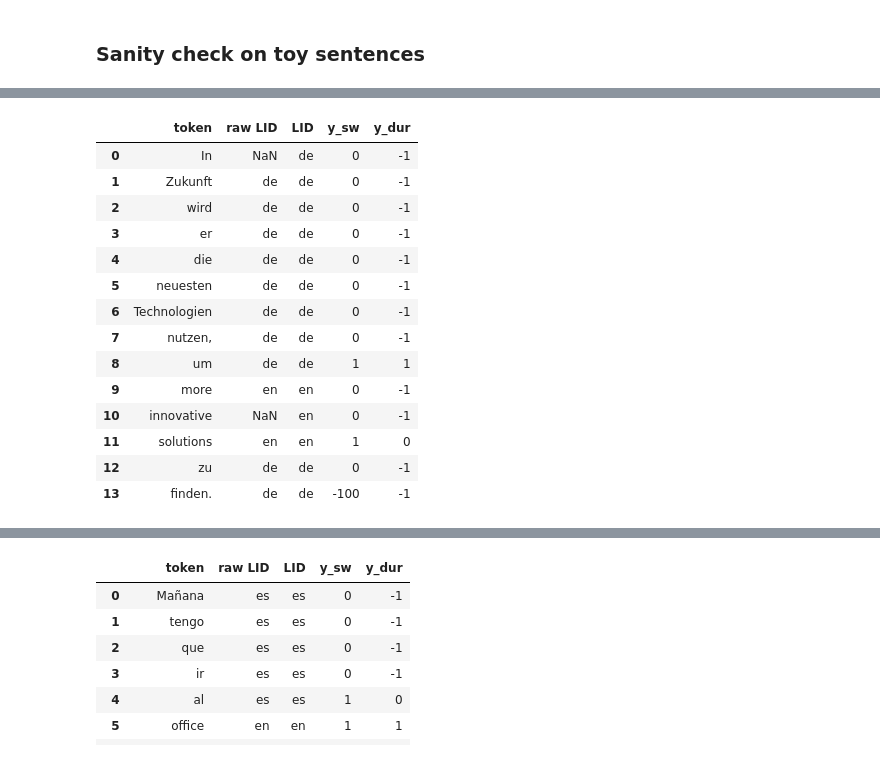
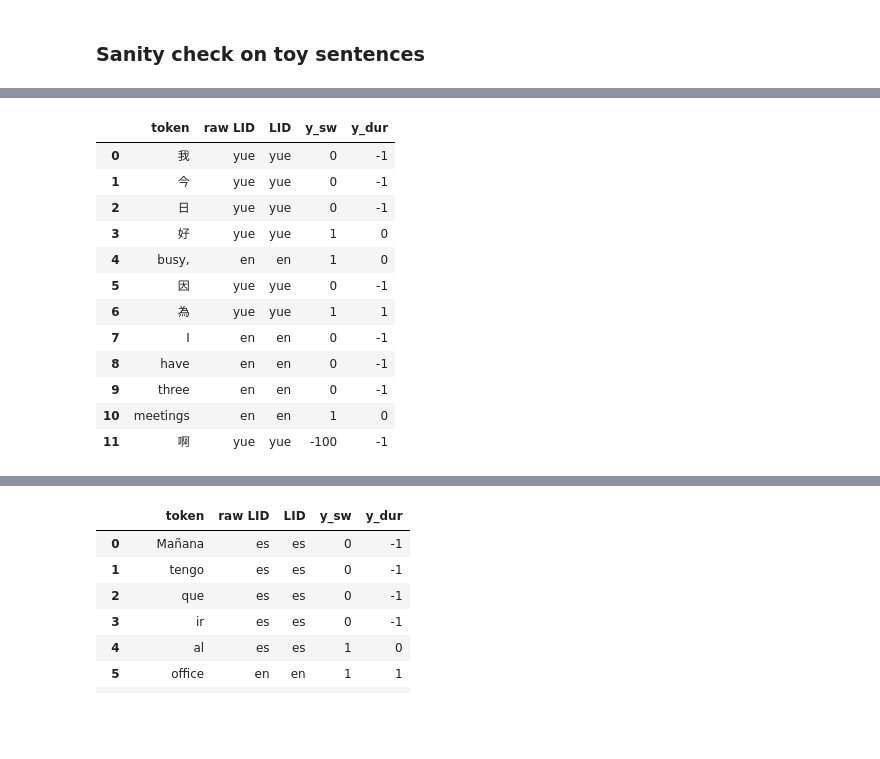
Before and after one commit to helloxujc/predictive-code-switching-team2, a Jupyter notebook: streaming_dataloader.ipynb, the cells around one changed output, grey strips where cells are left out. Drawn from its saved outputs; the diff is of its cells as text; code cells hidden in the pictures; blank space fills up the shorter version.

```diff
--- a/streaming_dataloader.ipynb
+++ b/streaming_dataloader.ipynb
@@ -78,8 +98,6 @@ Language-neutral tokens (punctuation, digits) inherit the previous token's langu
 - **Frequency-based LID** (es, de): compare the word's Zipf frequency in English vs. the other language (`wordfreq`).
   If both scores are low (unknown word) or too close (`die`, `in`, `no`), the word inherits the previous word's language.
 # %%
-import re, unicodedata
-
 SCRIPT_OF_LANG = {
     "en": "LATIN", "ar": "ARABIC", "hi": "DEVANAGARI", "yue": "HAN", "zh": "HAN",
     "ja": "JAPANESE", "ko": "HANGUL", "ru": "CYRILLIC",
@@ -100,7 +118,7 @@ def char_script(ch):
         return "JAPANESE"
     return None
 
-TOKEN_RE = re.compile(r"[\u4e00-\u9fff\u3400-\u4dbf]|[^\s\u4e00-\u9fff\u3400-\u4dbf]+")
+TOKEN_RE = re.compile(r"[一-鿿㐀-䶿]|[^\s一-鿿㐀-䶿]+")
 
 def pre_tokenize(text):
     return TOKEN_RE.findall(text)
@@ -110,7 +128,7 @@ def word_lid(word, pair, latin_lid_fn=None):
     scripts = [s for s in scripts if s]
     if not scripts:
         return None
-    script = max(set(scripts), key=scripts.count)
+    script = Counter(scripts).most_common(1)[0][0]   # deterministic tie-break (first seen)
     l1, l2 = pair
     s1, s2 = SCRIPT_OF_LANG[l1], SCRIPT_OF_LANG[l2]
     if s1 != s2:
@@ -152,9 +170,9 @@ def make_labels(lids):
 WORD_CHARS = re.compile(r"[^\w'-]")
 
 def make_latin_lid(freq_fn, margin=1.0, min_zipf=1.5):
-    """freq_fn(word, lang) -> Zipf frequency (wordfreq.zipf_frequency).
-    Returns None when a word is unknown in both languages or the scores are too
-    close (e.g. 'die', 'no', 'in'); fill_neutral() then uses the previous word's language."""
+    # freq_fn(word, lang) -> Zipf frequency (wordfreq.zipf_frequency).
+    # Returns None when a word is unknown in both languages or the scores are too
+    # close (e.g. 'die', 'no', 'in'); fill_neutral() then uses the previous word's language.
     def latin_lid(word, pair):
         w = WORD_CHARS.sub("", word)
         if not w or w.isdigit():
@@ -191,25 +190,23 @@ pd.DataFrame({"token": words, "LID": lids, "y_sw (t+1)": y_sw, "y_dur": y_dur})
 # %%
 def show(sentence, pair):
     w = pre_tokenize(sentence)
     raw = [word_lid(x, pair, LATIN_LID) for x in w]
     l = fill_neutral(raw)
     sw, dur = make_labels(l)
     return pd.DataFrame({"token": w, "raw LID": raw, "LID": l, "y_sw": sw, "y_dur": dur})
 
-show("In Zukunft wird er die neuesten Technologien nutzen, um more innovative solutions zu finden.", ("en", "de"))
+show("我今日好 busy, 因為 I have three meetings 啊", ("en", "yue"))
 # %% [output]
 |  | token | raw LID | LID | y_sw | y_dur |
-| 0 | In | NaN | de | 0 | -1 |
-| 1 | Zukunft | de | de | 0 | -1 |
-| 2 | wird | de | de | 0 | -1 |
-| 3 | er | de | de | 0 | -1 |
-| 4 | die | de | de | 0 | -1 |
-| 5 | neuesten | de | de | 0 | -1 |
-| 6 | Technologien | de | de | 0 | -1 |
-| 7 | nutzen, | de | de | 0 | -1 |
-| 8 | um | de | de | 1 | 1 |
-| 9 | more | en | en | 0 | -1 |
-| 10 | innovative | NaN | en | 0 | -1 |
-| 11 | solutions | en | en | 1 | 0 |
-| 12 | zu | de | de | 0 | -1 |
-| 13 | finden. | de | de | -100 | -1 |
+| 0 | 我 | yue | yue | 0 | -1 |
+| 1 | 今 | yue | yue | 0 | -1 |
+| 2 | 日 | yue | yue | 0 | -1 |
+| 3 | 好 | yue | yue | 1 | 0 |
+| 4 | busy, | en | en | 1 | 0 |
+| 5 | 因 | yue | yue | 0 | -1 |
+| 6 | 為 | yue | yue | 1 | 1 |
+| 7 | I | en | en | 0 | -1 |
+| 8 | have | en | en | 0 | -1 |
+| 9 | three | en | en | 0 | -1 |
+| 10 | meetings | en | en | 1 | 0 |
+| 11 | 啊 | yue | yue | -100 | -1 |
```
Also changed, not shown: parts of 33 cells of this notebook, 2 other files.
